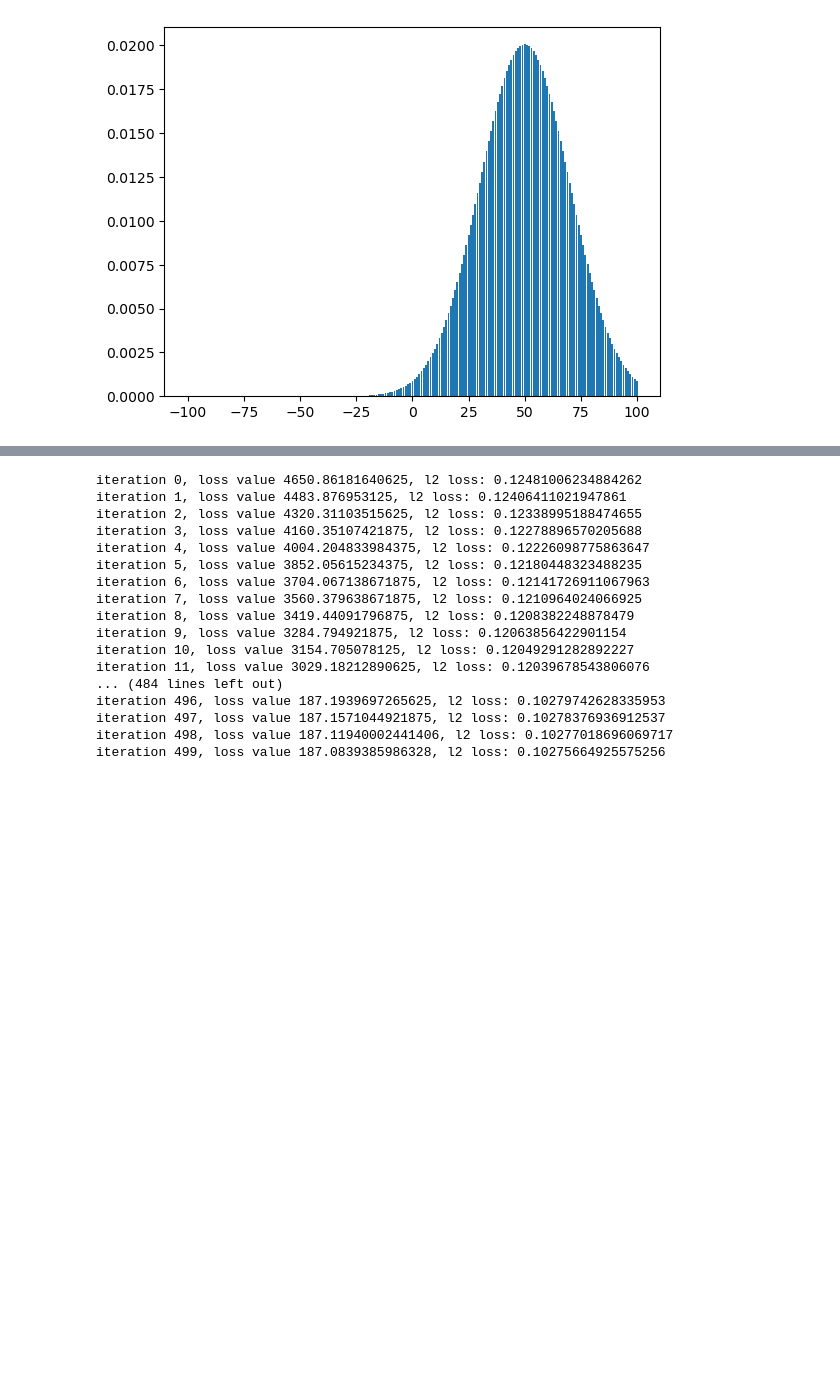
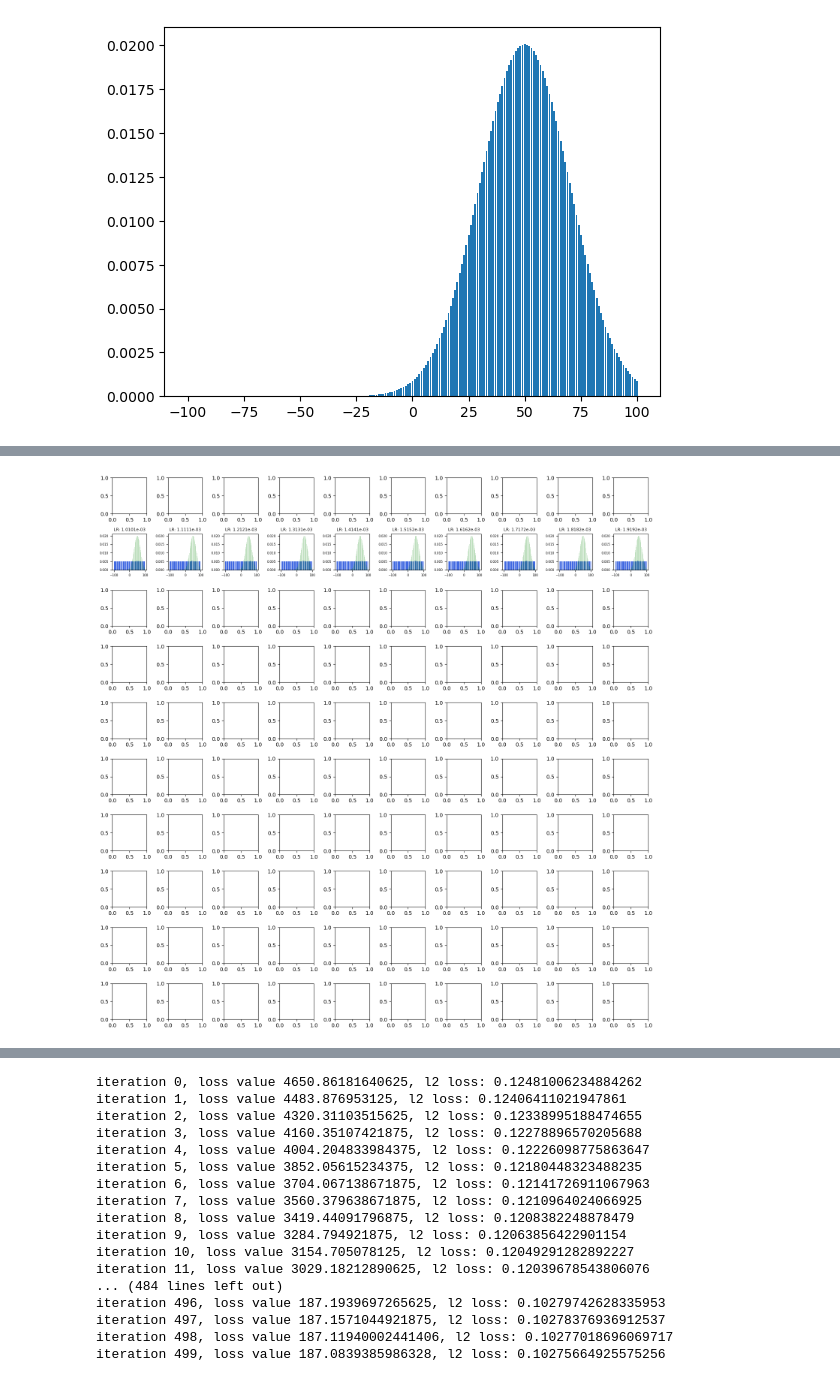
Before and after one commit to jacobe90/birdflow-bilevel, a Jupyter notebook: dev-notebooks/ott-jax-toy-example.ipynb, the cells around one changed output, grey strips where cells are left out. Cells and saved outputs as stored; diff of their text form; code cells hidden in the pictures; blank space fills up the shorter version.

Commit message:
ott-jax toy examples

```diff
--- a/dev-notebooks/ott-jax-toy-example.ipynb
+++ b/dev-notebooks/ott-jax-toy-example.ipynb
@@ -115,0 +429,9 @@ def learn_marginal_logits(marginal: Float[Array, "n "], X: Float[Array, "n "], m
+# %%
+n_steps = 5000
+
+lr_experiment_results = {}
+for i, learning_rate in enumerate(jnp.linspace(0, 1e-2, 100)):
+    learned, theta_init, loss_vals = learn_marginal_logits(mu_true, X, ot_marginal_loss, training_steps=n_steps, epsilon=None, lr=learning_rate)
+    learned_mu_true = jax.nn.softmax(learned)
+    lr_experiment_results[learning_rate] = learned_mu_true
+    print(f"finished experiment {i} of 100")
@@ -115,0 +472,35 @@ def learn_marginal_logits(marginal: Float[Array, "n "], X: Float[Array, "n "], m
+# %%
+# plot results
+
+n_steps = 5000
+num_plots = 100  # Number of learning rates
+
+# Compute a better grid layout (closer to square)
+rows, cols = 10, 10  # 10x10 grid
+
+# Create subplots
+fig, axes = plt.subplots(rows, cols, figsize=(15, 15))  # Adjust size for readability
+axes = axes.flatten()  # Flatten for easy iteration
+
+# Iterate over learning rates
+for i, result in list(enumerate(lr_experiment_results.items()))[10:20]:
+    # Example function (replace with your learned data)
+    lr, logits = result
+    learned_marginal = jax.nn.softmax(logits)  # Example learned data
+
+    # Plot bars
+    axes[i].bar(X, learned_marginal, color="royalblue", label="Learned Marginal")
+    axes[i].bar(X, mu_true, label="ground truth", color="green", alpha=0.25)
+    # Title formatting
+    axes[i].set_title(f"LR: {lr:.4e}", fontsize=8)  # Scientific notation for clarity
+    axes[i].tick_params(axis="both", which="both", labelsize=6)  # Reduce tick label size
+
+# Hide any extra unused subplots
+for i in range(num_plots, len(axes)):
+    fig.delaxes(axes[i])
+
+# Adjust layout for better readability
+plt.tight_layout(pad=1.0)  # Adjust padding
+plt.show()
+# %% [output]
+[figure, added]
```
Also changed, not shown: parts of 17 cells of this notebook, 1 other file.
